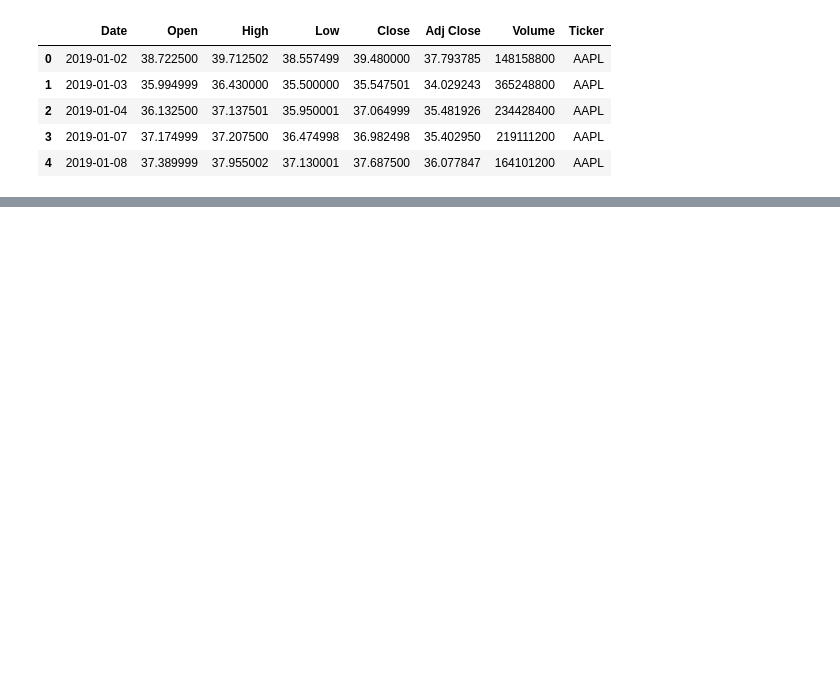
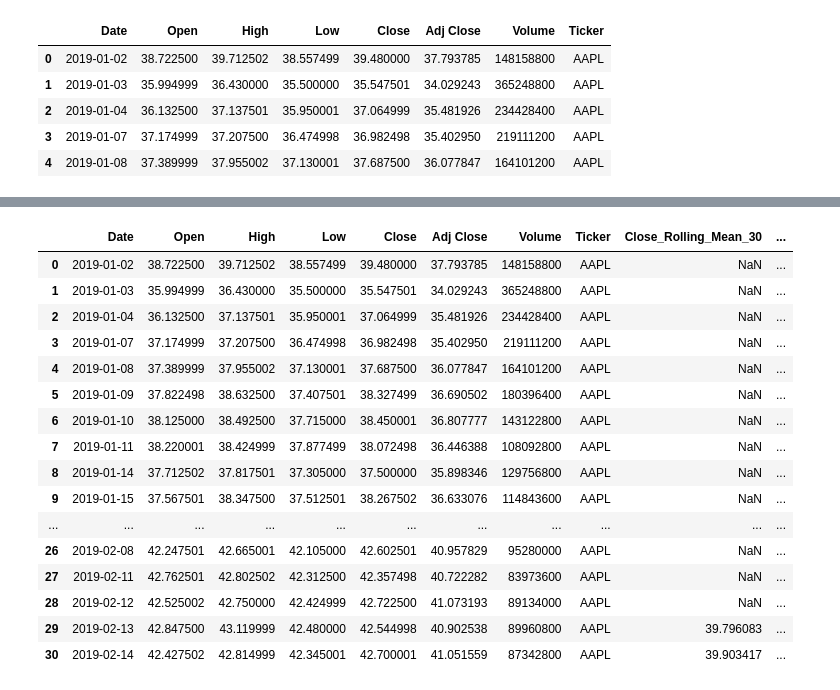
Before and after one commit to rreap/stocks, a Jupyter notebook: Stocks_Project.ipynb, the cells around one changed output, grey strips where cells are left out. Saved outputs shown, nothing was run; the diff lists cells and outputs as text; code cells hidden in the pictures; blank space fills up the shorter version.

```diff
--- a/Stocks_Project.ipynb
+++ b/Stocks_Project.ipynb
@@ -14,0 +78,27 @@ data.head()
+# %%
+data["Close_Rolling_Mean_30"] = (
+    data.groupby("Ticker")["Close"].transform(lambda x: x.rolling(window=30).mean())
+)
+
+data["Close_Rolling_Std_30"] = (
+    data.groupby("Ticker")["Close"].transform(lambda x: x.rolling(window=30).std())
+)
+data.head(31)
+# %% [output]
+|  | Date | Open | High | Low | Close | Adj Close | Volume | Ticker | Close_Rolling_Mean_30 | ... |
+| 0 | 2019-01-02 | 38.722500 | 39.712502 | 38.557499 | 39.480000 | 37.793785 | 148158800 | AAPL | NaN | ... |
+| 1 | 2019-01-03 | 35.994999 | 36.430000 | 35.500000 | 35.547501 | 34.029243 | 365248800 | AAPL | NaN | ... |
+| 2 | 2019-01-04 | 36.132500 | 37.137501 | 35.950001 | 37.064999 | 35.481926 | 234428400 | AAPL | NaN | ... |
+| 3 | 2019-01-07 | 37.174999 | 37.207500 | 36.474998 | 36.982498 | 35.402950 | 219111200 | AAPL | NaN | ... |
+| 4 | 2019-01-08 | 37.389999 | 37.955002 | 37.130001 | 37.687500 | 36.077847 | 164101200 | AAPL | NaN | ... |
+| 5 | 2019-01-09 | 37.822498 | 38.632500 | 37.407501 | 38.327499 | 36.690502 | 180396400 | AAPL | NaN | ... |
+| 6 | 2019-01-10 | 38.125000 | 38.492500 | 37.715000 | 38.450001 | 36.807777 | 143122800 | AAPL | NaN | ... |
+| 7 | 2019-01-11 | 38.220001 | 38.424999 | 37.877499 | 38.072498 | 36.446388 | 108092800 | AAPL | NaN | ... |
+| 8 | 2019-01-14 | 37.712502 | 37.817501 | 37.305000 | 37.500000 | 35.898346 | 129756800 | AAPL | NaN | ... |
+| 9 | 2019-01-15 | 37.567501 | 38.347500 | 37.512501 | 38.267502 | 36.633076 | 114843600 | AAPL | NaN | ... |
+| ... | ... | ... | ... | ... | ... | ... | ... | ... | ... | ... |
+| 26 | 2019-02-08 | 42.247501 | 42.665001 | 42.105000 | 42.602501 | 40.957829 | 95280000 | AAPL | NaN | ... |
+| 27 | 2019-02-11 | 42.762501 | 42.802502 | 42.312500 | 42.357498 | 40.722282 | 83973600 | AAPL | NaN | ... |
+| 28 | 2019-02-12 | 42.525002 | 42.750000 | 42.424999 | 42.722500 | 41.073193 | 89134000 | AAPL | NaN | ... |
+| 29 | 2019-02-13 | 42.847500 | 43.119999 | 42.480000 | 42.544998 | 40.902538 | 89960800 | AAPL | 39.796083 | ... |
+| 30 | 2019-02-14 | 42.427502 | 42.814999 | 42.345001 | 42.700001 | 41.051559 | 87342800 | AAPL | 39.903417 | ... |
```
Also changed, not shown: parts of 9 cells of this notebook.
